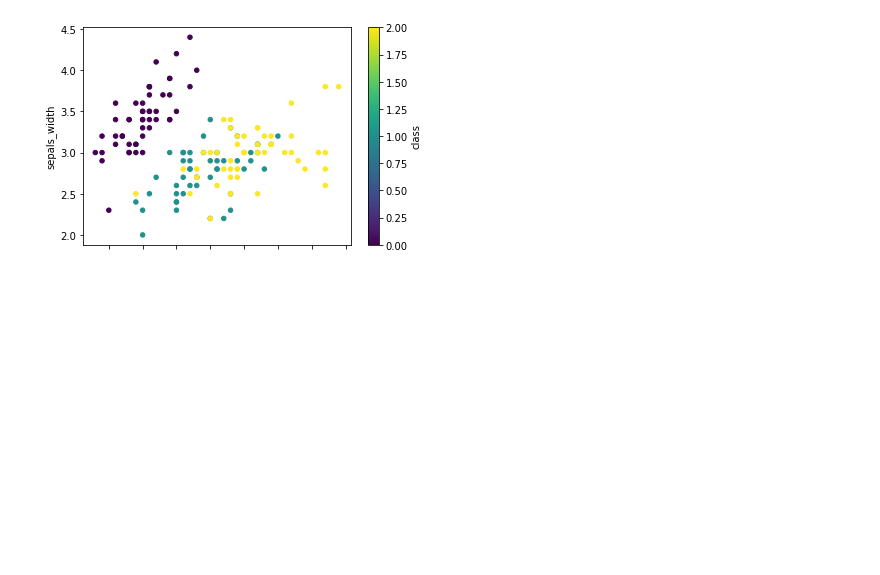
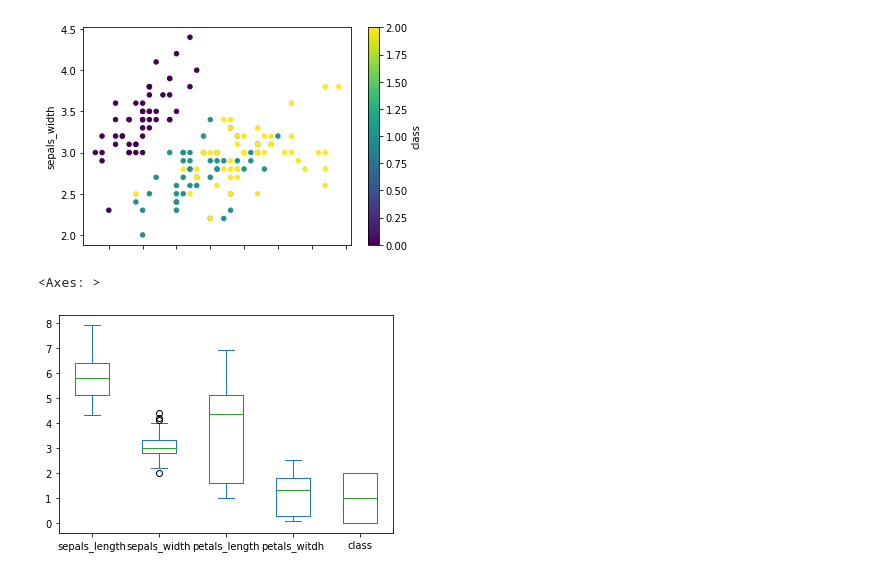
Before and after one commit to chunming1022/Data-Mining, a Jupyter notebook: 21051907_陈浩明_第一次上机.ipynb, the cells around one changed output. Cells and saved outputs as stored; diff of their text form; code cells hidden in the pictures; blank space fills up the shorter version.

```diff
--- a/21051907_陈浩明_第一次上机.ipynb
+++ b/21051907_陈浩明_第一次上机.ipynb
@@ -46,3 +46,8 @@ df.plot.scatter(x=data_target_meaning[0],y=data_target_meaning[1],c=data_target_
 # %% [output]
 <Axes: xlabel='sepals_length', ylabel='sepals_width'>
 [figure]
+# %%
+df.plot.box()
+# %% [output]
+<Axes: >
+[figure, added]
```
Also changed, not shown: parts of 1 cell of this notebook.
